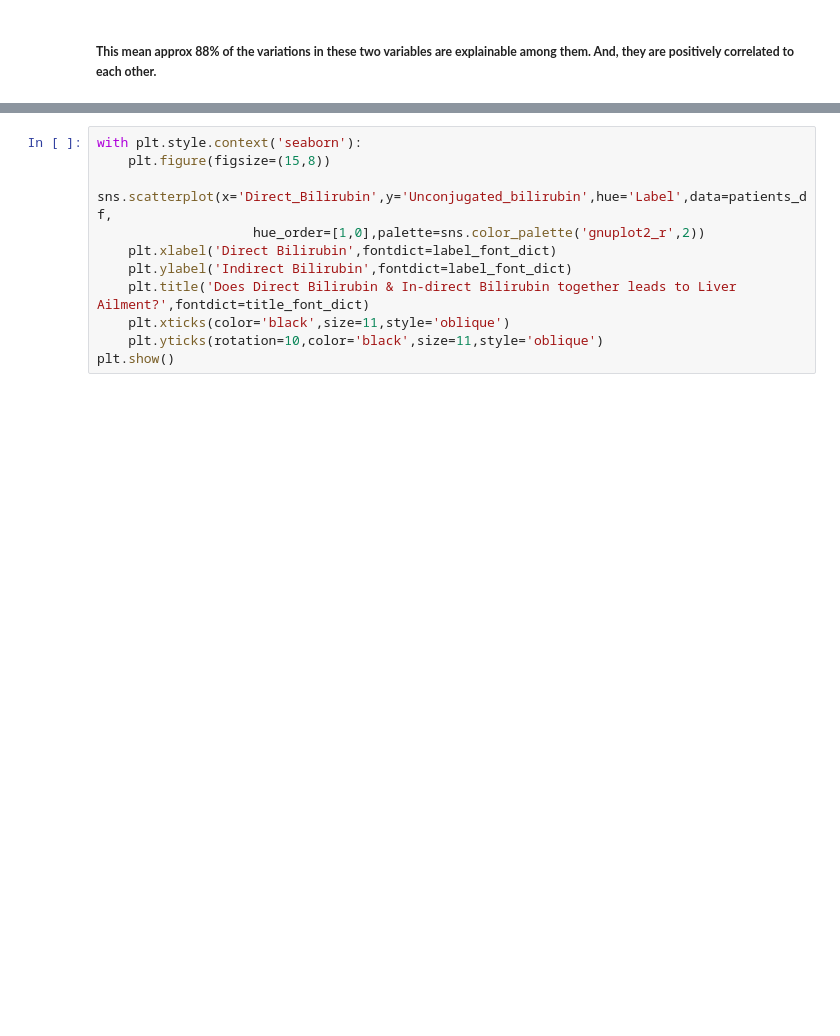
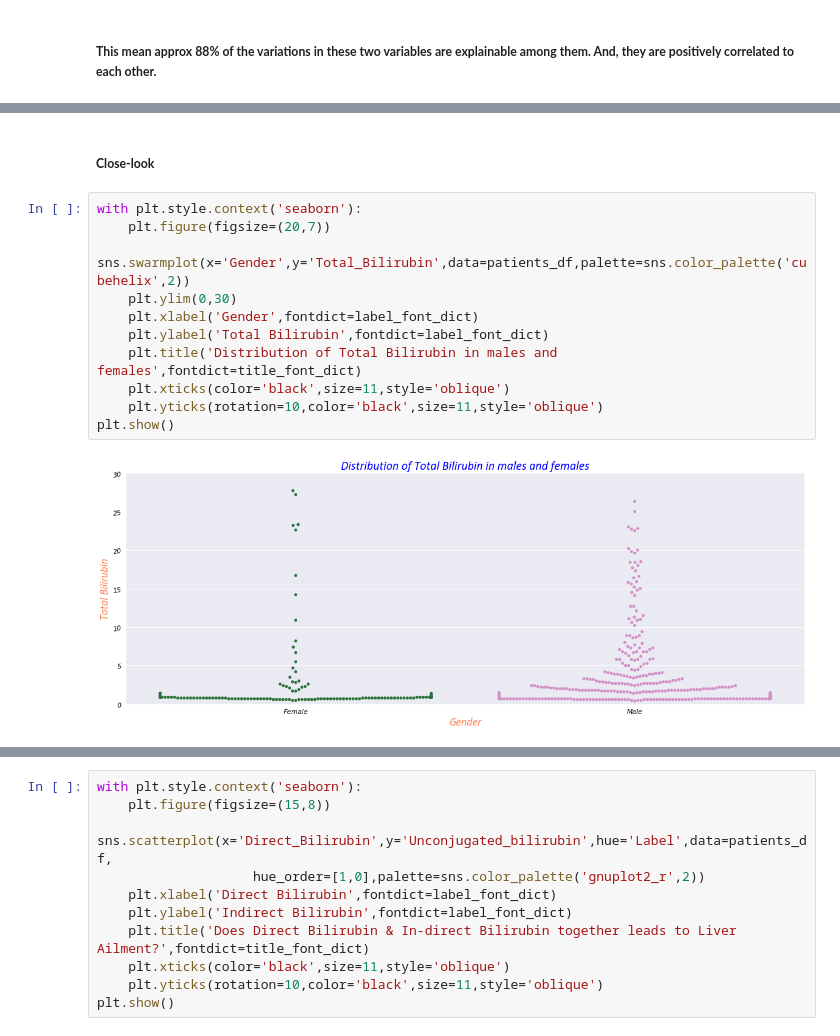
Before and after one commit to raj-shr-git/Liver_Disease_Data_Analysis, a Jupyter notebook: Liver_Patients_Classifier.ipynb, the cells around one changed output, grey strips where cells are left out. Drawn from its saved outputs; the diff is of its cells as text; blank space fills up the shorter version.

```diff
--- a/Liver_Patients_Classifier.ipynb
+++ b/Liver_Patients_Classifier.ipynb
@@ -389,0 +405,15 @@ pd.DataFrame(np.corrcoef(patients_df['Total_Bilirubin'],patients_df['Unconjugate
+# %% [markdown]
+##### **Close-look**
+# %%
+with plt.style.context('seaborn'):
+    plt.figure(figsize=(20,7))
+    sns.swarmplot(x='Gender',y='Total_Bilirubin',data=patients_df,palette=sns.color_palette('cubehelix',2))
+    plt.ylim(0,30)
+    plt.xlabel('Gender',fontdict=label_font_dict)
+    plt.ylabel('Total Bilirubin',fontdict=label_font_dict)
+    plt.title('Distribution of Total Bilirubin in males and females',fontdict=title_font_dict)
+    plt.xticks(color='black',size=11,style='oblique')
+    plt.yticks(rotation=10,color='black',size=11,style='oblique')
+plt.show()
+# %% [output]
+[figure, added]
```
Also changed, not shown: parts of 39 cells of this notebook, 1 other file.
